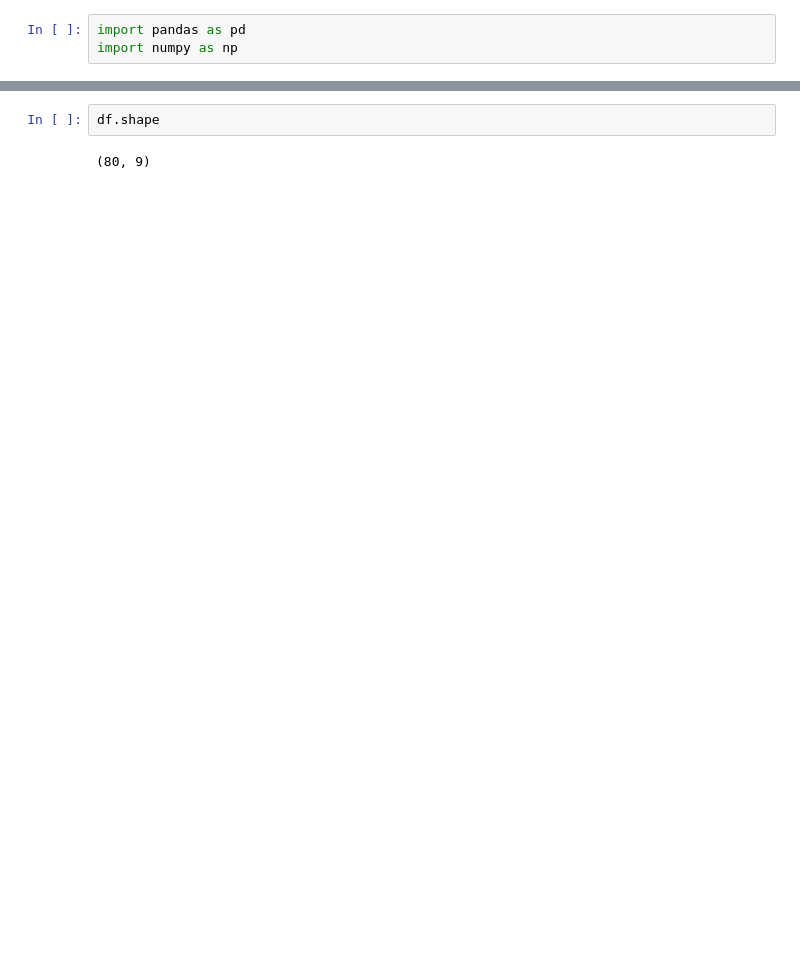
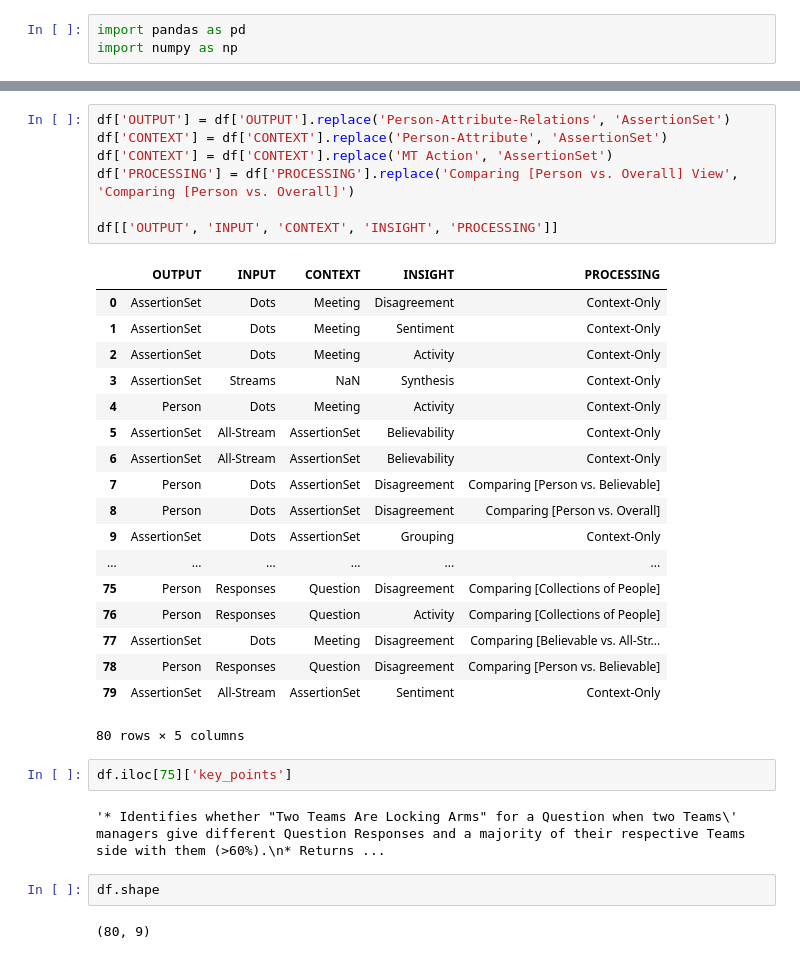
Before and after one commit to prios-blake-aber/research-api, a Jupyter notebook: Constructing Analytics via API.ipynb, the cells around one changed output, grey strips where cells are left out. Drawn from its saved outputs; the diff is of its cells as text; blank space fills up the shorter version.

```diff
--- a/Constructing Analytics via API.ipynb
+++ b/Constructing Analytics via API.ipynb
@@ -11,6 +11,36 @@ df.head()
 | 2 | 156 | Actions in Meeting | v1 | * Selects Meeting Tracker Actions... | Person-Attribute-Relations | Dots | Meeting | Activity | Context-Only |
 | 3 | 1 | All Stream | Simple_v1 | * Estimates a Person's score on a... | Person-Attribute-Relations | Streams | NaN | Synthesis | Context-Only |
 | 4 | 155 | Attention Participant Received | v1 | * Calculates the total number of ... | Person | Dots | Meeting | Activity | Context-Only |
+# %%
+df['OUTPUT'] = df['OUTPUT'].replace('Person-Attribute-Relations', 'AssertionSet')
+df['CONTEXT'] = df['CONTEXT'].replace('Person-Attribute', 'AssertionSet')
+df['CONTEXT'] = df['CONTEXT'].replace('MT Action', 'AssertionSet')
+df['PROCESSING'] = df['PROCESSING'].replace('Comparing [Person vs. Overall] View', 'Comparing [Person vs. Overall]')
+
+df[['OUTPUT', 'INPUT', 'CONTEXT', 'INSIGHT', 'PROCESSING']]
+# %% [output]
+|  | OUTPUT | INPUT | CONTEXT | INSIGHT | PROCESSING |
+| 0 | AssertionSet | Dots | Meeting | Disagreement | Context-Only |
+| 1 | AssertionSet | Dots | Meeting | Sentiment | Context-Only |
+| 2 | AssertionSet | Dots | Meeting | Activity | Context-Only |
+| 3 | AssertionSet | Streams | NaN | Synthesis | Context-Only |
+| 4 | Person | Dots | Meeting | Activity | Context-Only |
+| 5 | AssertionSet | All-Stream | AssertionSet | Believability | Context-Only |
+| 6 | AssertionSet | All-Stream | AssertionSet | Believability | Context-Only |
+| 7 | Person | Dots | AssertionSet | Disagreement | Comparing [Person vs. Believable] |
+| 8 | Person | Dots | AssertionSet | Disagreement | Comparing [Person vs. Overall] |
+| 9 | AssertionSet | Dots | AssertionSet | Grouping | Context-Only |
+| ... | ... | ... | ... | ... | ... |
+| 75 | Person | Responses | Question | Disagreement | Comparing [Collections of People] |
+| 76 | Person | Responses | Question | Activity | Comparing [Collections of People] |
+| 77 | AssertionSet | Dots | Meeting | Disagreement | Comparing [Believable vs. All-Str... |
+| 78 | Person | Responses | Question | Disagreement | Comparing [Person vs. Believable] |
+| 79 | AssertionSet | All-Stream | AssertionSet | Sentiment | Context-Only |
+80 rows × 5 columns
+# %%
+df.iloc[75]['key_points']
+# %% [output]
+'* Identifies whether "Two Teams Are Locking Arms" for a Question when two Teams\' managers give different Question Responses and a majority of their respective Teams side with them (>60%).\n* Returns ...
 # %%
 df.shape
 # %% [output]
```
Also changed, not shown: parts of 1 cell of this notebook, 3 other files.
